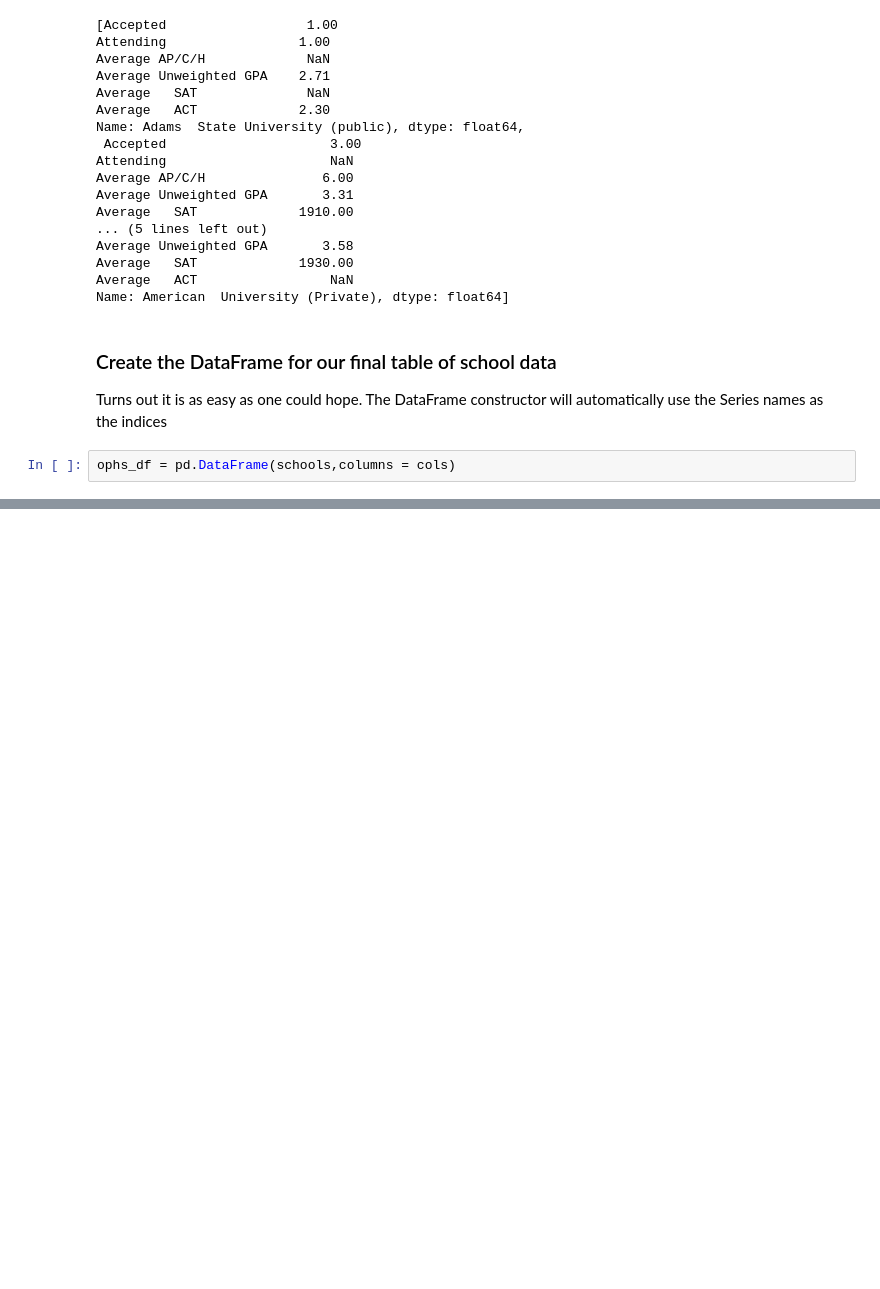
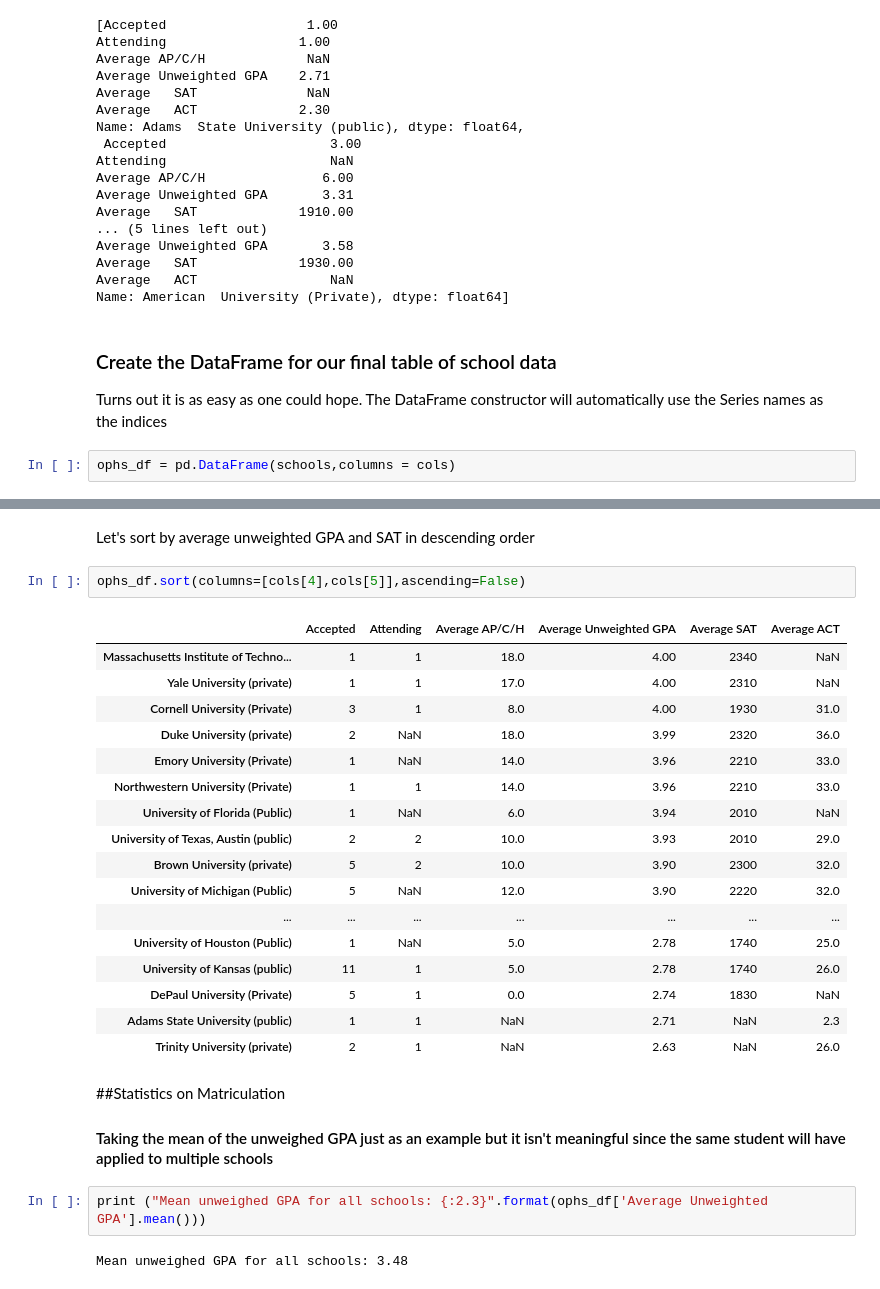
Before and after one commit to yatinla/ophs_stats, a Jupyter notebook: 2014_Matriculation.ipynb, the cells around one changed output, grey strips where cells are left out. Drawn from its saved outputs; the diff is of its cells as text; blank space fills up the shorter version.

Commit message:
Cool stuff including using DataFrame select method with a lambda to find all schools with Bostonin the name for example

```diff
--- a/2014_Matriculation.ipynb
+++ b/2014_Matriculation.ipynb
@@ -174,0 +188,30 @@ ophs_df = pd.DataFrame(schools,columns = cols)
+# %% [markdown]
+Let's sort by average unweighted GPA and SAT in descending order
+# %%
+ophs_df.sort(columns=[cols[4],cols[5]],ascending=False)
+# %% [output]
+|  | Accepted | Attending | Average AP/C/H | Average Unweighted GPA | Average SAT | Average ACT |
+| Massachusetts Institute of Techno... | 1 | 1 | 18.0 | 4.00 | 2340 | NaN |
+| Yale University (private) | 1 | 1 | 17.0 | 4.00 | 2310 | NaN |
+| Cornell University (Private) | 3 | 1 | 8.0 | 4.00 | 1930 | 31.0 |
+| Duke University (private) | 2 | NaN | 18.0 | 3.99 | 2320 | 36.0 |
+| Emory University (Private) | 1 | NaN | 14.0 | 3.96 | 2210 | 33.0 |
+| Northwestern University (Private) | 1 | 1 | 14.0 | 3.96 | 2210 | 33.0 |
+| University of Florida (Public) | 1 | NaN | 6.0 | 3.94 | 2010 | NaN |
+| University of Texas, Austin (public) | 2 | 2 | 10.0 | 3.93 | 2010 | 29.0 |
+| Brown University (private) | 5 | 2 | 10.0 | 3.90 | 2300 | 32.0 |
+| University of Michigan (Public) | 5 | NaN | 12.0 | 3.90 | 2220 | 32.0 |
+| ... | ... | ... | ... | ... | ... | ... |
+| University of Houston (Public) | 1 | NaN | 5.0 | 2.78 | 1740 | 25.0 |
+| University of Kansas (public) | 11 | 1 | 5.0 | 2.78 | 1740 | 26.0 |
+| DePaul University (Private) | 5 | 1 | 0.0 | 2.74 | 1830 | NaN |
+| Adams State University (public) | 1 | 1 | NaN | 2.71 | NaN | 2.3 |
+| Trinity University (private) | 2 | 1 | NaN | 2.63 | NaN | 26.0 |
+# %% [markdown]
+##Statistics on Matriculation
+
+#### Taking the mean of the unweighed GPA just as an example but it isn't meaningful since the same student will have applied to multiple schools
+# %%
+print ("Mean unweighed GPA for all schools: {:2.3}".format(ophs_df['Average Unweighted GPA'].mean()))
+# %% [output]
+Mean unweighed GPA for all schools: 3.48
```
Also changed, not shown: parts of 9 cells of this notebook.
